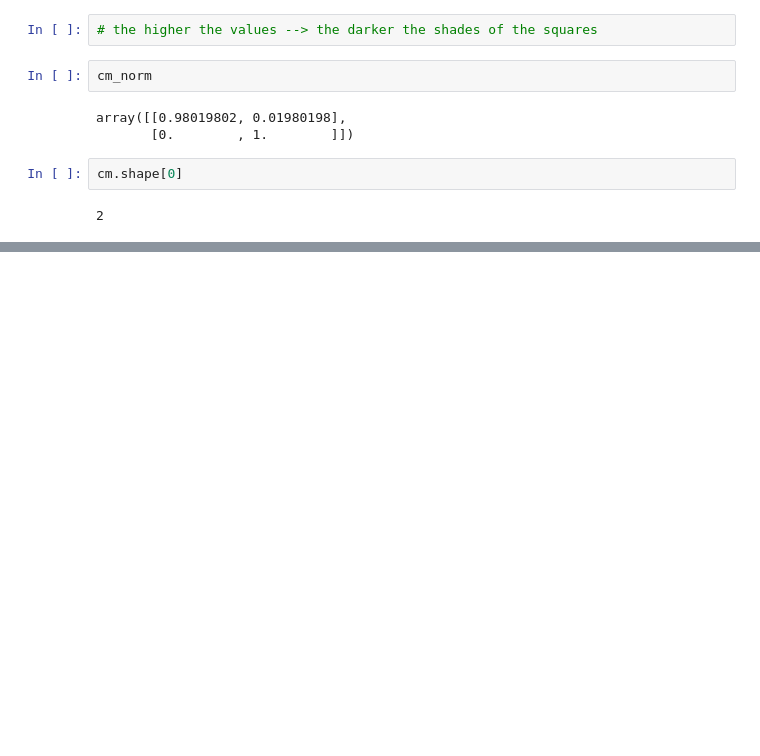
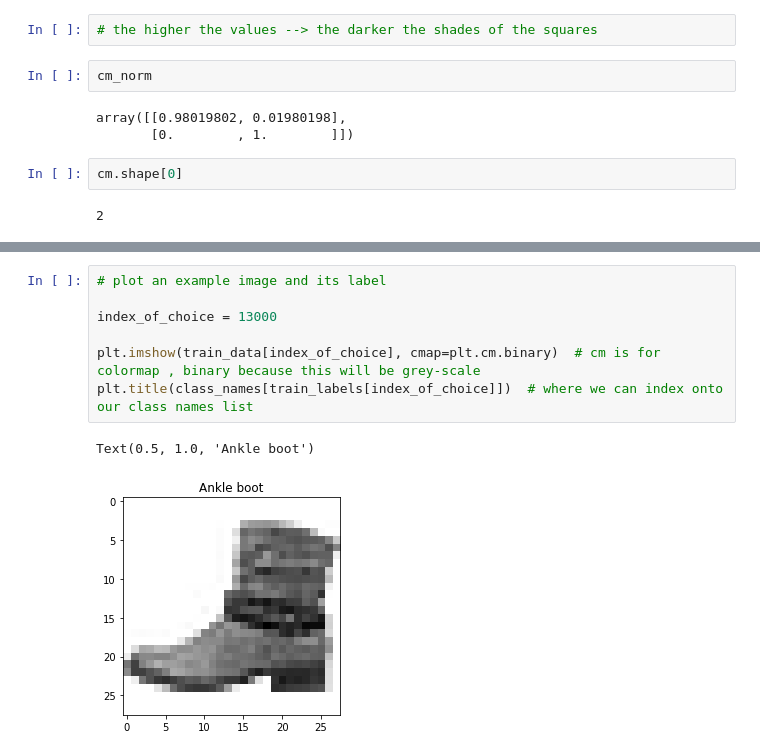
Before and after one commit to Goyalscode/Character-Recognition-Using-DL, a Jupyter notebook: learning_concepts_practice/practice.ipynb, the cells around one changed output, grey strips where cells are left out. Drawn from its saved outputs; the diff is of its cells as text; blank space fills up the shorter version.

```diff
--- a/learning_concepts_practice/practice.ipynb
+++ b/learning_concepts_practice/practice.ipynb
@@ -4394,0 +4488,10 @@ cm.shape[0]
+# %%
+# plot an example image and its label
+
+index_of_choice = 13000
+
+plt.imshow(train_data[index_of_choice], cmap=plt.cm.binary)  # cm is for colormap , binary because this will be grey-scale
+plt.title(class_names[train_labels[index_of_choice]])  # where we can index onto our class names list
+# %% [output]
+Text(0.5, 1.0, 'Ankle boot')
+[figure, added]
```
Also changed, not shown: parts of 16 cells of this notebook.
